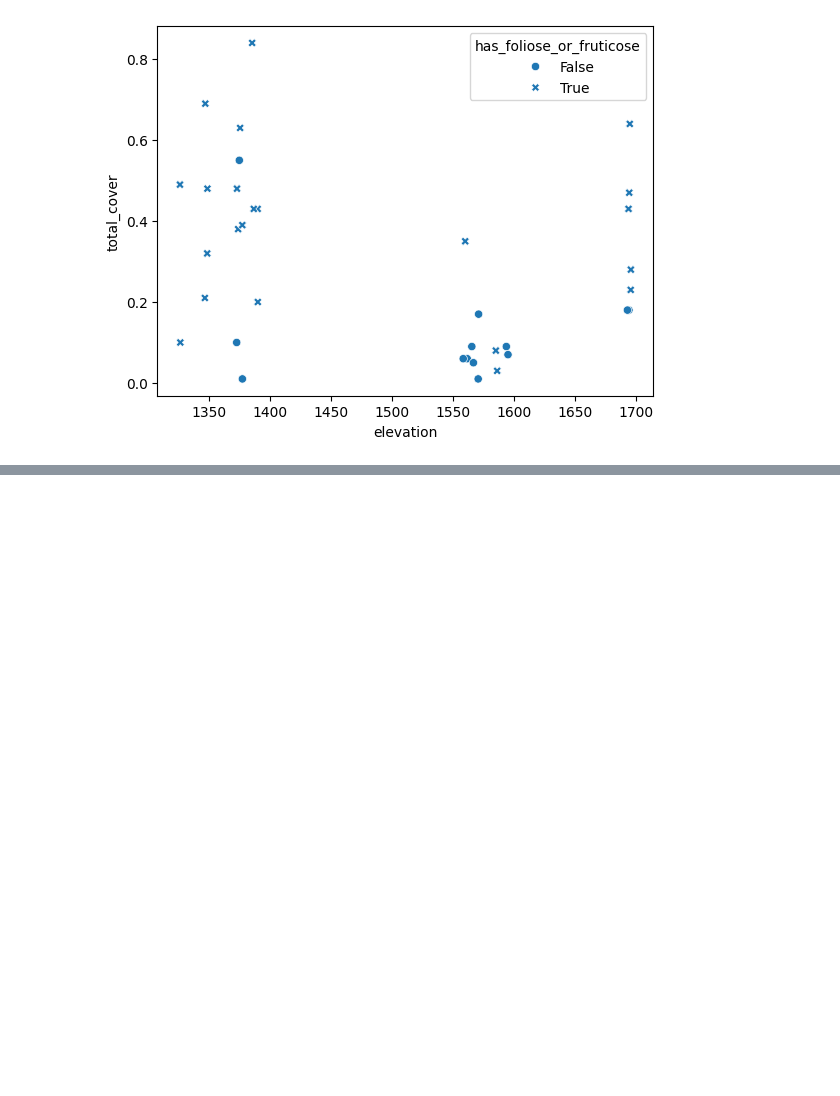
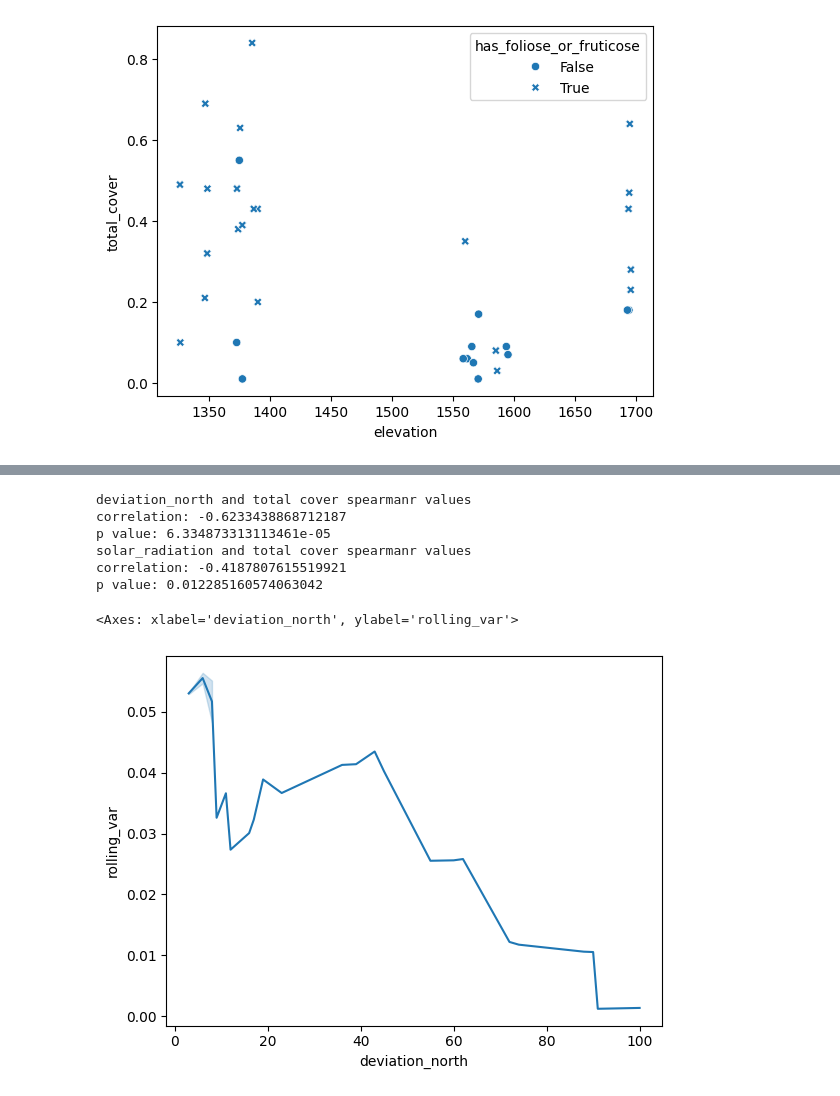
Before and after one commit to Sari-Parvillers/Vulnerable-Earth-TW1-2025, a Jupyter notebook: data_exploration.ipynb, the cells around one changed output, grey strips where cells are left out. Drawn from its saved outputs; the diff is of its cells as text; code cells hidden in the pictures; blank space fills up the shorter version.

Commit message:
more data exploration on variance, science babyyyyy

```diff
--- a/data_exploration.ipynb
+++ b/data_exploration.ipynb
@@ -77,0 +81,23 @@ sns.barplot(species_counts)
+# %%
+# run spearman's rank on the variables of interest, x = variable, y = total cover
+for variable in vars_of_interest:
+    corr, pval = spearmanr(df_coverage_data[variable], df_coverage_data['total_cover'])
+    print(f'{variable} and total cover spearmanr values')
+    print(f'correlation: {corr}')
+    print(f'p value: {pval}')
+# %% [output]
+deviation_north and total cover spearmanr values
+correlation: -0.6233438868712187
+p value: 6.334873313113461e-05
+solar_radiation and total cover spearmanr values
+correlation: -0.4187807615519921
+p value: 0.012285160574063042
+# %%
+# plotting the variance across aspect deviation from north and total coverage
+df_sorted = df_coverage_data.sort_values('deviation_north')
+df_sorted['rolling_var'] = df_sorted['lichen_cover'].rolling(window=10, center=True).var()
+
+sns.lineplot(df_sorted, x='deviation_north', y='rolling_var')
+# %% [output]
+<Axes: xlabel='deviation_north', ylabel='rolling_var'>
+[figure, added]
```
Also changed, not shown: parts of 9 cells of this notebook, 2 other files.
